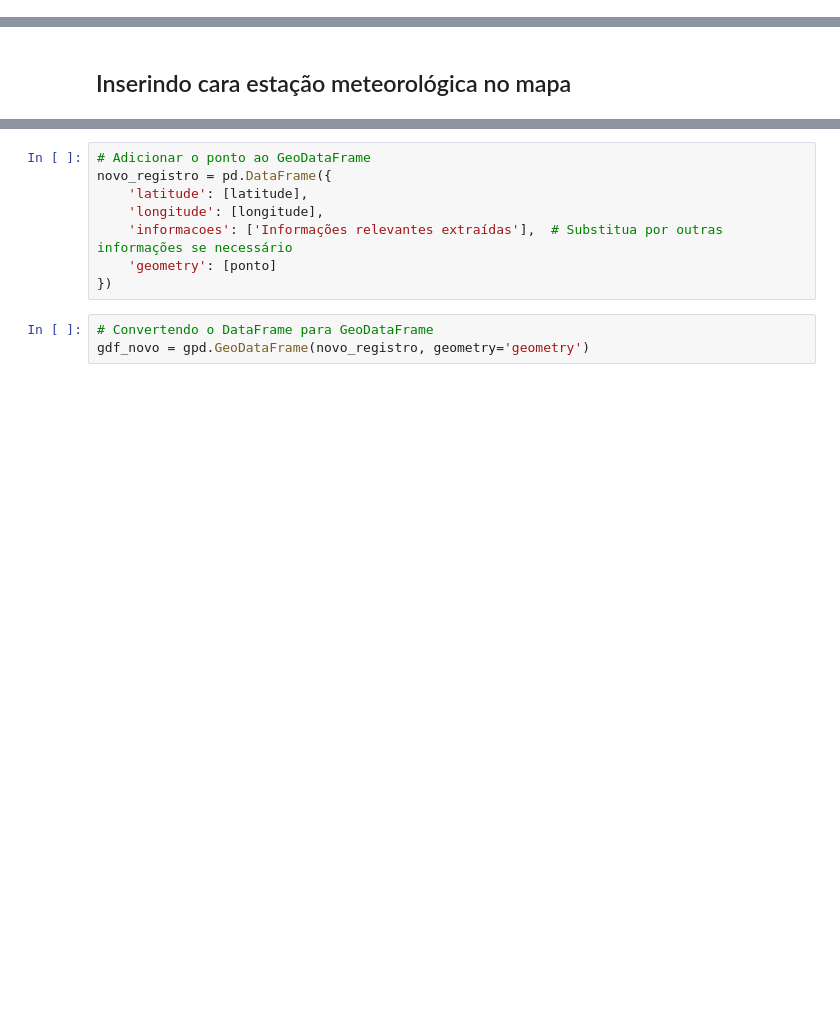
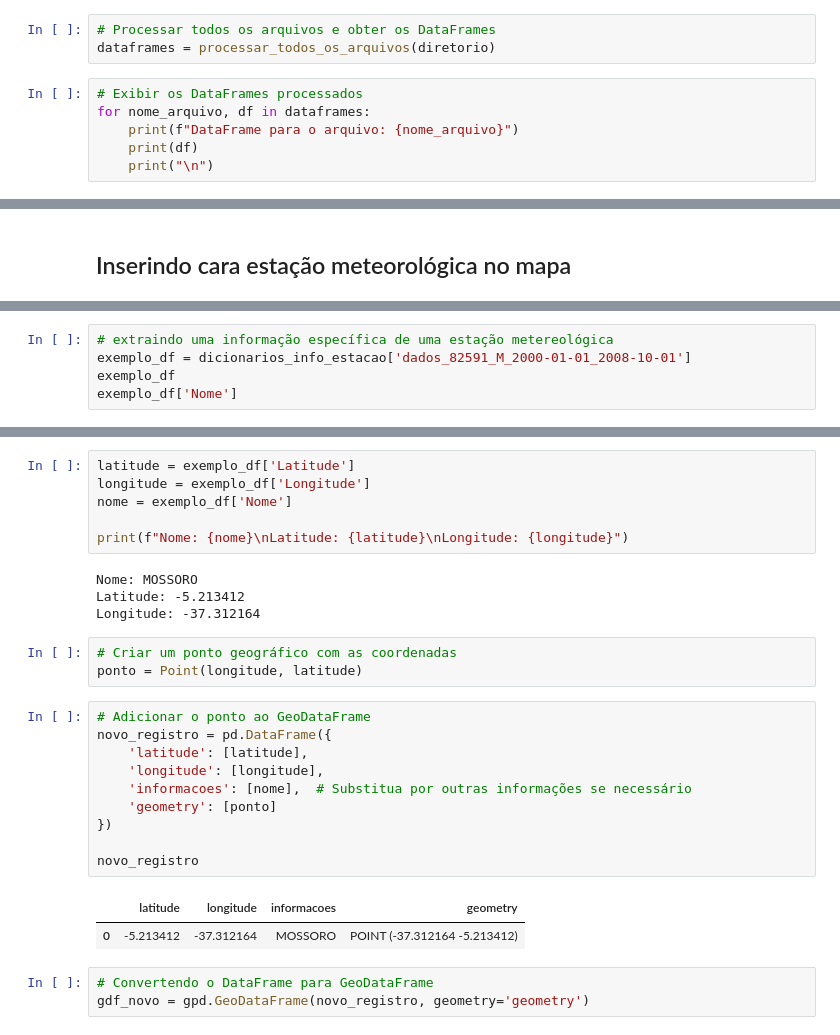
Before and after one commit to maryofcarmo/AULA01, a Jupyter notebook: TCC.ipynb, the cells around one changed output, grey strips where cells are left out. Cells and saved outputs as stored; diff of their text form; blank space fills up the shorter version.

```diff
--- a/TCC.ipynb
+++ b/TCC.ipynb
@@ -426,0 +526,9 @@ print(caminhos_arquivos)
+# %%
+# Processar todos os arquivos e obter os DataFrames
+dataframes = processar_todos_os_arquivos(diretorio)
+# %%
+# Exibir os DataFrames processados
+for nome_arquivo, df in dataframes:
+    print(f"DataFrame para o arquivo: {nome_arquivo}")
+    print(df)
+    print("\n")
@@ -509,0 +755,5 @@ gdf_nordeste = gpd.read_file('/content/drive/MyDrive/TCC/DADOS/GeoJson/regioes_c
+# %%
+# extraindo uma informação específica de uma estação metereológica
+exemplo_df = dicionarios_info_estacao['dados_82591_M_2000-01-01_2008-10-01']
+exemplo_df
+exemplo_df['Nome']
@@ -510,11 +777,29 @@ gdf_nordeste = gpd.read_file('/content/drive/MyDrive/TCC/DADOS/GeoJson/regioes_c
+# %%
+latitude = exemplo_df['Latitude']
+longitude = exemplo_df['Longitude']
+nome = exemplo_df['Nome']
+
+print(f"Nome: {nome}\nLatitude: {latitude}\nLongitude: {longitude}")
+# %% [output]
+Nome: MOSSORO
+Latitude: -5.213412
+Longitude: -37.312164
+# %%
+# Criar um ponto geográfico com as coordenadas
+ponto = Point(longitude, latitude)
 # %%
 # Adicionar o ponto ao GeoDataFrame
 novo_registro = pd.DataFrame({
     'latitude': [latitude],
     'longitude': [longitude],
-    'informacoes': ['Informações relevantes extraídas'],  # Substitua por outras informações se necessário
+    'informacoes': [nome],  # Substitua por outras informações se necessário
     'geometry': [ponto]
 })
+
+novo_registro
+# %% [output]
+|  | latitude | longitude | informacoes | geometry |
+| 0 | -5.213412 | -37.312164 | MOSSORO | POINT (-37.312164 -5.213412) |
 # %%
 # Convertendo o DataFrame para GeoDataFrame
 gdf_novo = gpd.GeoDataFrame(novo_registro, geometry='geometry')
```
Also changed, not shown: parts of 41 cells of this notebook.
